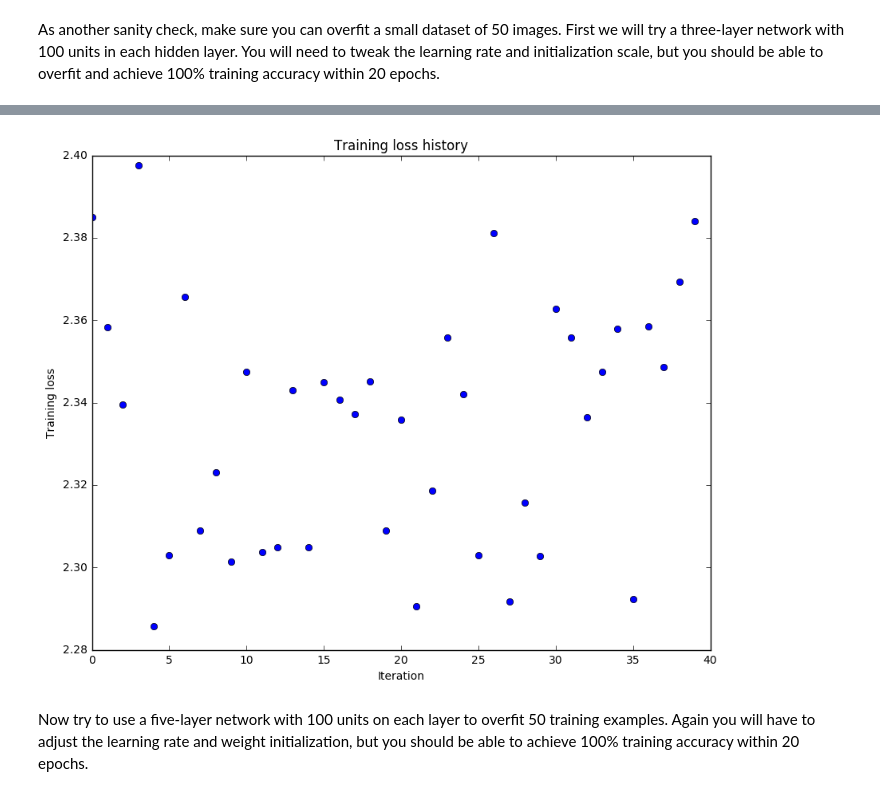
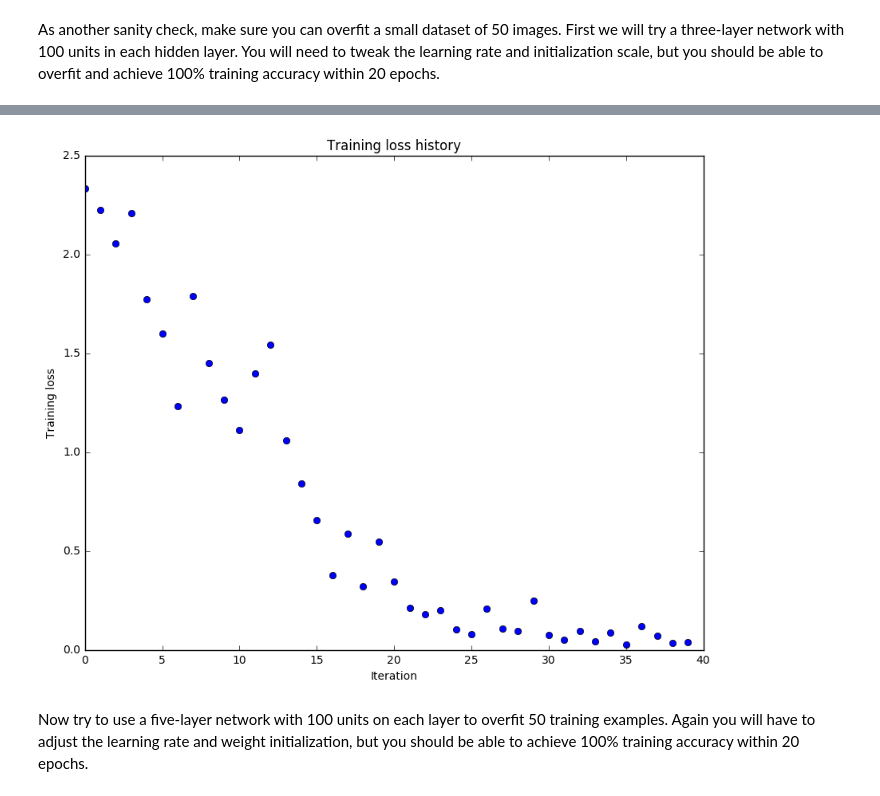
Before and after one commit to yunfanz/NeuralNetsHW, a Jupyter notebook: HW/assignment2/FullyConnectedNets.ipynb, the cells around one changed output, grey strips where cells are left out. Saved outputs shown, nothing was run; the diff lists cells and outputs as text; code cells hidden in the pictures.

```diff
--- a/HW/assignment2/FullyConnectedNets.ipynb
+++ b/HW/assignment2/FullyConnectedNets.ipynb
@@ -435,9 +435,13 @@ small_data = {
   'X_val': data['X_val'],
   'y_val': data['y_val'],
 }
-
+ws = [5e-3,1e-2,2e-2,5e-2,3e-2]
+lr = ws
 weight_scale = 1e-2
-learning_rate = 1e-5
+learning_rate = 1e-2
+# for weight_scale in ws:
+#     for learning_rate in lr:
+#         print learning_rate, weight_scale
 model = FullyConnectedNet([100, 100],
               weight_scale=weight_scale, dtype=np.float64)
 solver = Solver(model, small_data,
@@ -475,4 +479,4 @@ plt.show()
-[figure, old version]
+[figure, new version]
 # %% [markdown]
 Now try to use a five-layer network with 100 units on each layer to overfit 50 training examples. Again you will have to adjust the learning rate and weight initialization, but you should be able to achieve 100% training accuracy within 20 epochs.
 # %%
```
Also changed, not shown: parts of 11 cells of this notebook, 3 other files.
